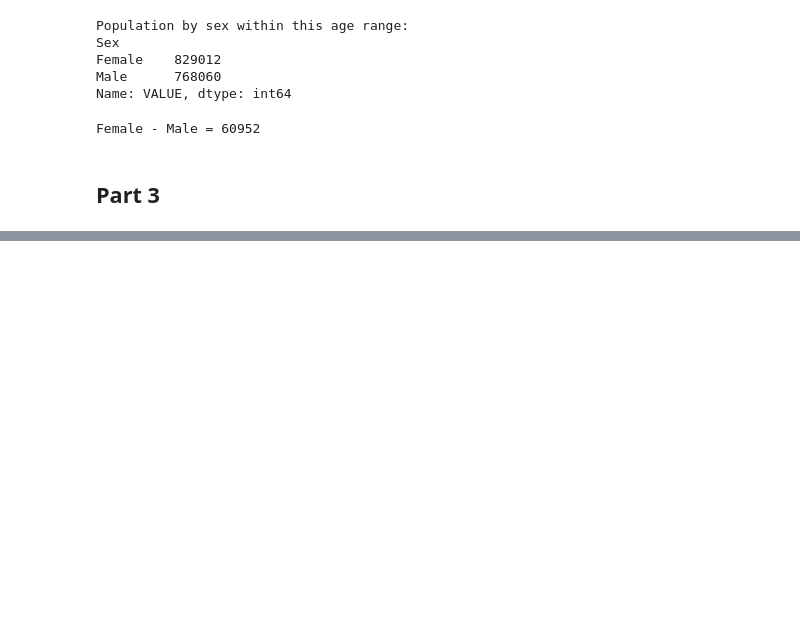
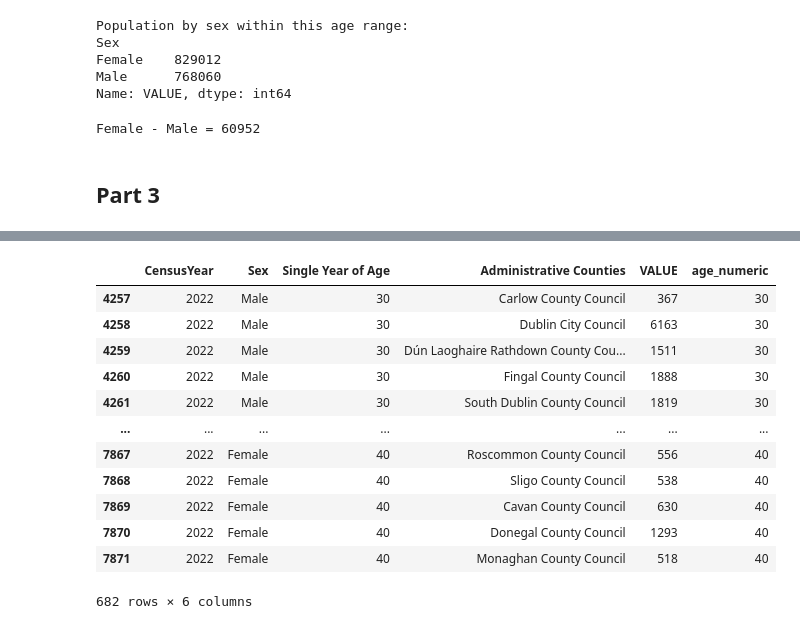
Before and after one commit to Glogover/programming-for-data-analytics, a Jupyter notebook: assignments/assignment05-population.ipynb, the cells around one changed output, grey strips where cells are left out. Cells and saved outputs as stored; diff of their text form; code cells hidden in the pictures; blank space fills up the shorter version.

```diff
--- a/assignments/assignment05-population.ipynb
+++ b/assignments/assignment05-population.ipynb
@@ -197,0 +221,3 @@ Female - Male = 60952
+# %%
+df = df[df["Administrative Counties"] != "Ireland"]
+df.head(5)
@@ -197,0 +231,19 @@ Female - Male = 60952
+# %%
+# Filter ages within range
+
+df_age_group = df[(df['age_numeric'] >= lower_age) & (df['age_numeric'] <= upper_age)].copy()
+df_age_group
+# %% [output]
+|  | CensusYear | Sex | Single Year of Age | Administrative Counties | VALUE | age_numeric |
+| 4257 | 2022 | Male | 30 | Carlow County Council | 367 | 30 |
+| 4258 | 2022 | Male | 30 | Dublin City Council | 6163 | 30 |
+| 4259 | 2022 | Male | 30 | Dún Laoghaire Rathdown County Cou... | 1511 | 30 |
+| 4260 | 2022 | Male | 30 | Fingal County Council | 1888 | 30 |
+| 4261 | 2022 | Male | 30 | South Dublin County Council | 1819 | 30 |
+| ... | ... | ... | ... | ... | ... | ... |
+| 7867 | 2022 | Female | 40 | Roscommon County Council | 556 | 40 |
+| 7868 | 2022 | Female | 40 | Sligo County Council | 538 | 40 |
+| 7869 | 2022 | Female | 40 | Cavan County Council | 630 | 40 |
+| 7870 | 2022 | Female | 40 | Donegal County Council | 1293 | 40 |
+| 7871 | 2022 | Female | 40 | Monaghan County Council | 518 | 40 |
+682 rows × 6 columns
```
Also changed, not shown: parts of 14 cells of this notebook, 1 other file.
